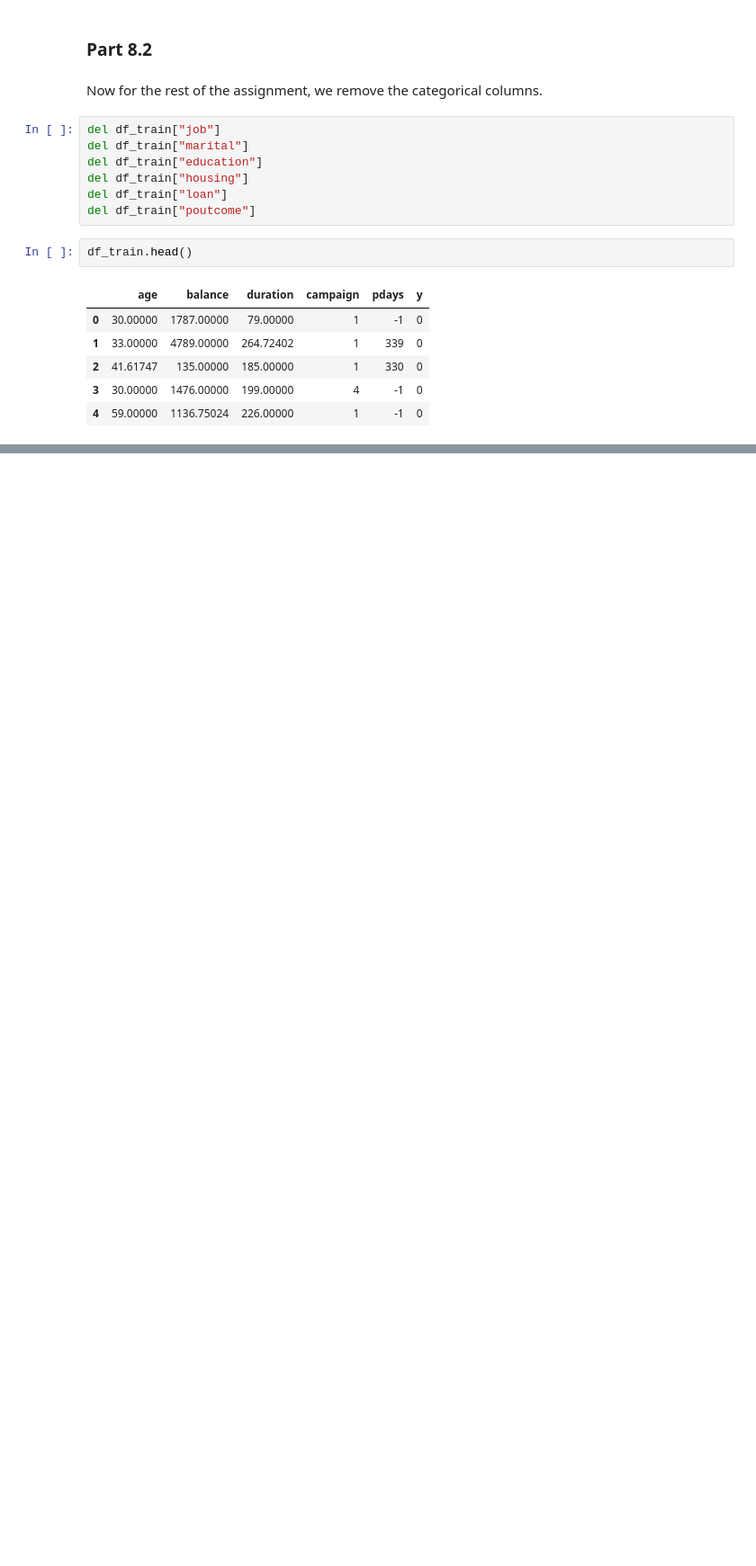
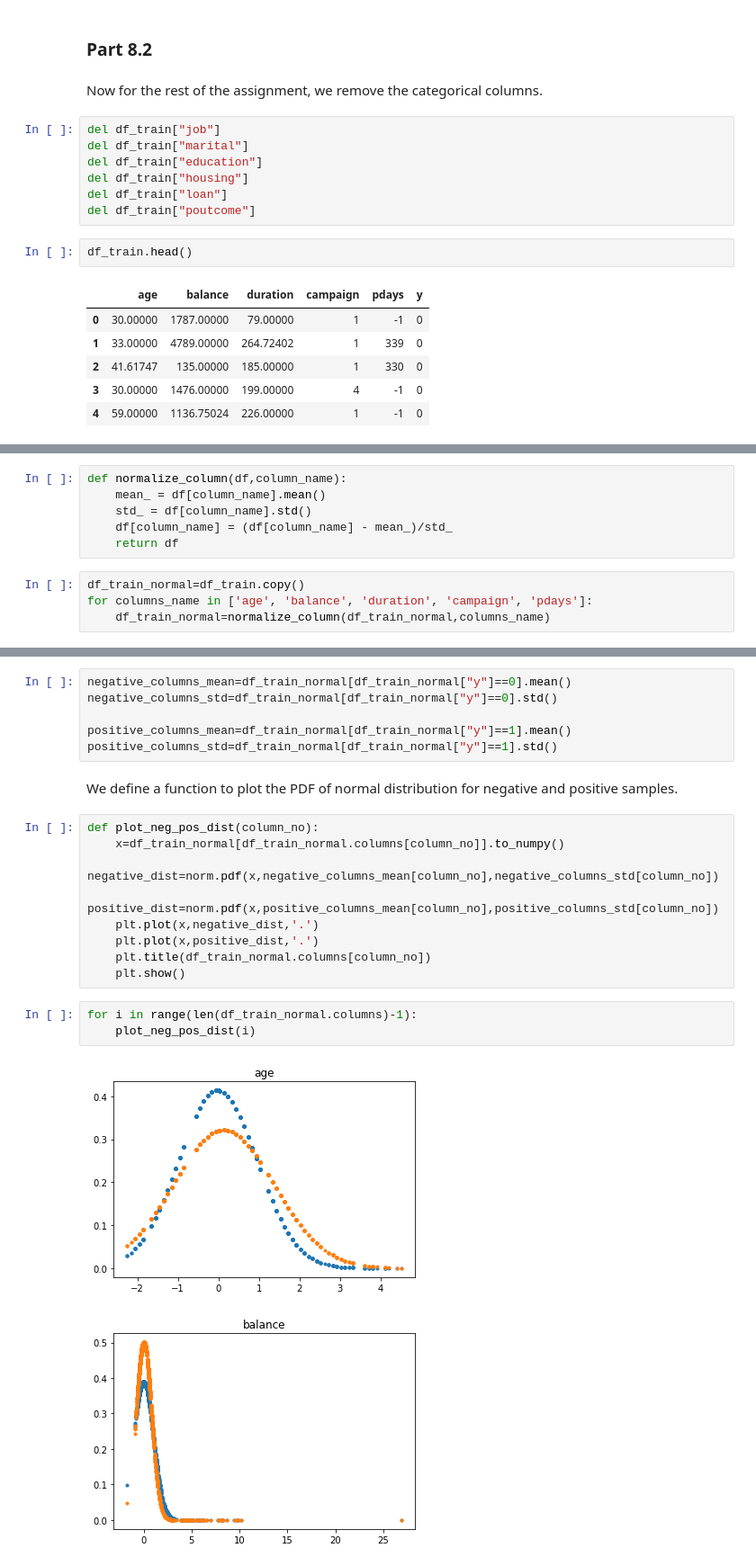
Before and after one commit to daniyalmaroufi/AI_Course, a Jupyter notebook: CA0/CA0.ipynb, the cells around one changed output, grey strips where cells are left out. Shown at 90% size. Saved outputs shown, nothing was run; the diff lists cells and outputs as text; blank space fills up the shorter version.

```diff
--- a/CA0/CA0.ipynb
+++ b/CA0/CA0.ipynb
@@ -368,0 +374,10 @@ df_train.head()
+# %%
+def normalize_column(df,column_name):
+    mean_ = df[column_name].mean()
+    std_ = df[column_name].std()
+    df[column_name] = (df[column_name] - mean_)/std_
+    return df
+# %%
+df_train_normal=df_train.copy()
+for columns_name in ['age', 'balance', 'duration', 'campaign', 'pdays']:
+    df_train_normal=normalize_column(df_train_normal,columns_name)
@@ -368,0 +388,23 @@ df_train.head()
+# %%
+negative_columns_mean=df_train_normal[df_train_normal["y"]==0].mean()
+negative_columns_std=df_train_normal[df_train_normal["y"]==0].std()
+
+positive_columns_mean=df_train_normal[df_train_normal["y"]==1].mean()
+positive_columns_std=df_train_normal[df_train_normal["y"]==1].std()
+# %% [markdown]
+We define a function to plot the PDF of normal distribution for negative and positive samples.
+# %%
+def plot_neg_pos_dist(column_no):
+    x=df_train_normal[df_train_normal.columns[column_no]].to_numpy()
+    negative_dist=norm.pdf(x,negative_columns_mean[column_no],negative_columns_std[column_no])
+    positive_dist=norm.pdf(x,positive_columns_mean[column_no],positive_columns_std[column_no])
+    plt.plot(x,negative_dist,'.')
+    plt.plot(x,positive_dist,'.')
+    plt.title(df_train_normal.columns[column_no])
+    plt.show()
+# %%
+for i in range(len(df_train_normal.columns)-1):
+    plot_neg_pos_dist(i)
+# %% [output]
+[figure, added]
+[figure, added]
```
Also changed, not shown: parts of 8 cells of this notebook.
